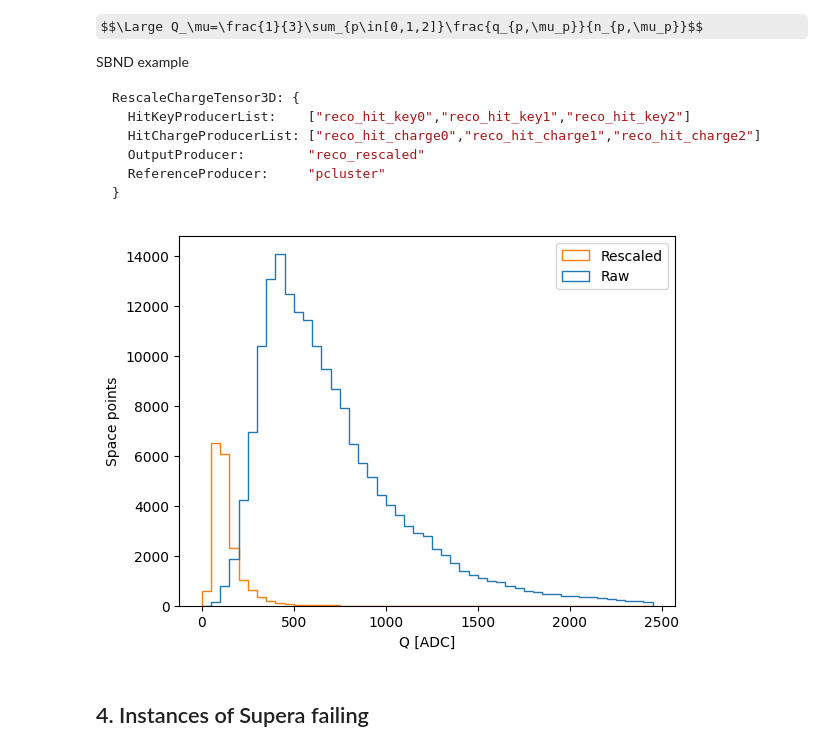
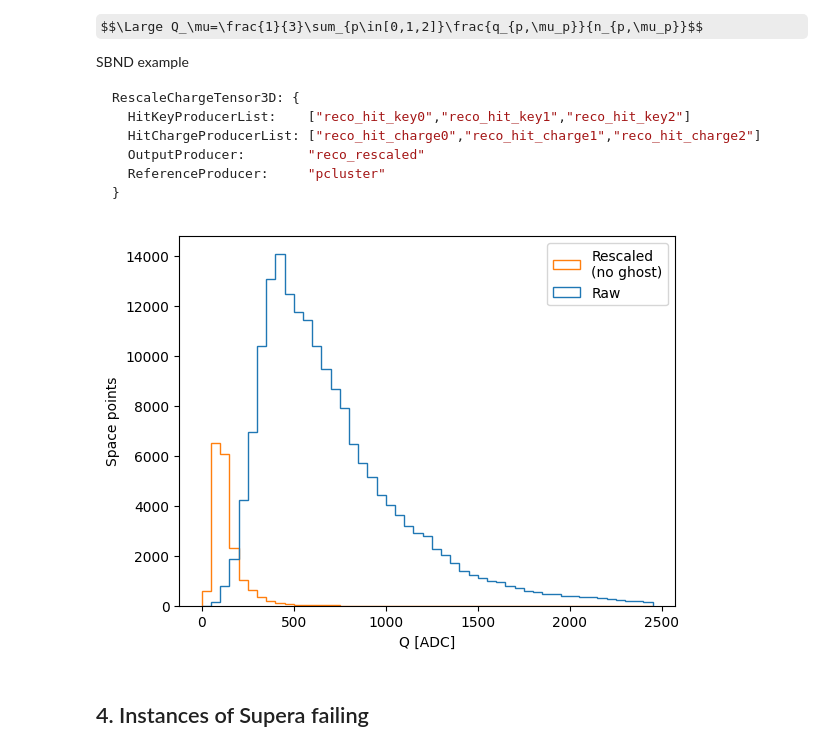
Before and after one commit to lkashur/spine_workshop_2025, a Jupyter notebook: basics/supera/supera.ipynb, the cells around one changed output. Drawn from its saved outputs; the diff is of its cells as text; code cells hidden in the pictures; some formulas as TeX source.

```diff
--- a/basics/supera/supera.ipynb
+++ b/basics/supera/supera.ipynb
@@ -999,14 +1005,14 @@ RescaleChargeTensor3D: {
 # %%
 #Compare rescaled charge
 raw_charge = event_nominal['input_data'].tensor[:, VALUE_COL]
 rescaled_charge = event_nominal['cluster_label'].tensor[:, VALUE_COL]
 
-plt.hist([raw_charge,rescaled_charge],label=['Raw','Rescaled']
+plt.hist([raw_charge,rescaled_charge],label=['Raw','Rescaled\n(no ghost)']
          ,histtype='step'
          ,bins=np.arange(0,2500,50))
 plt.legend()
 plt.xlabel('Q [ADC]')
 plt.ylabel('Space points');
 # %% [output]
-[figure, old version]
+[figure, new version]
 # %%
```
Also changed, not shown: parts of 16 cells of this notebook, 1 other file.
